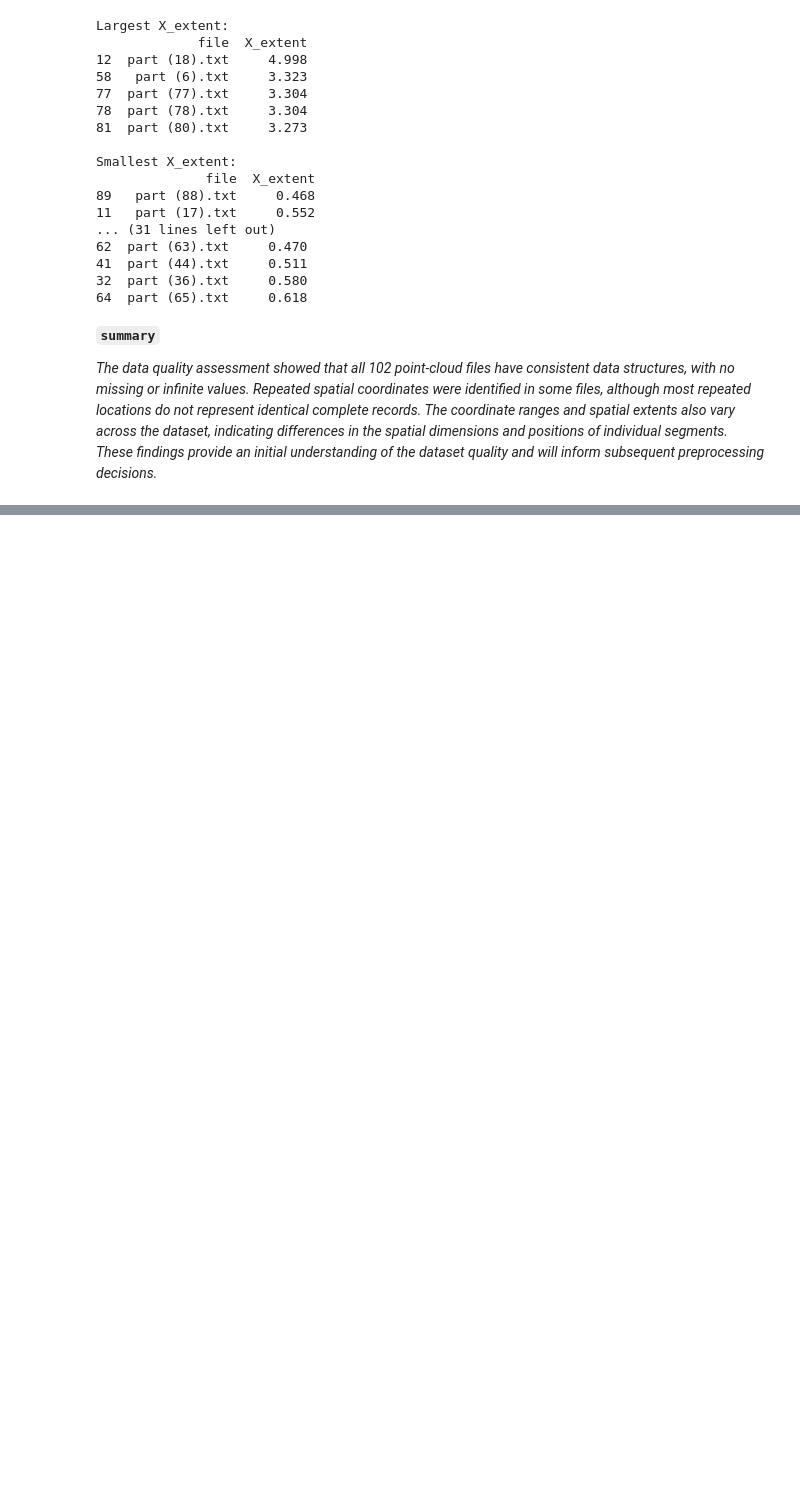
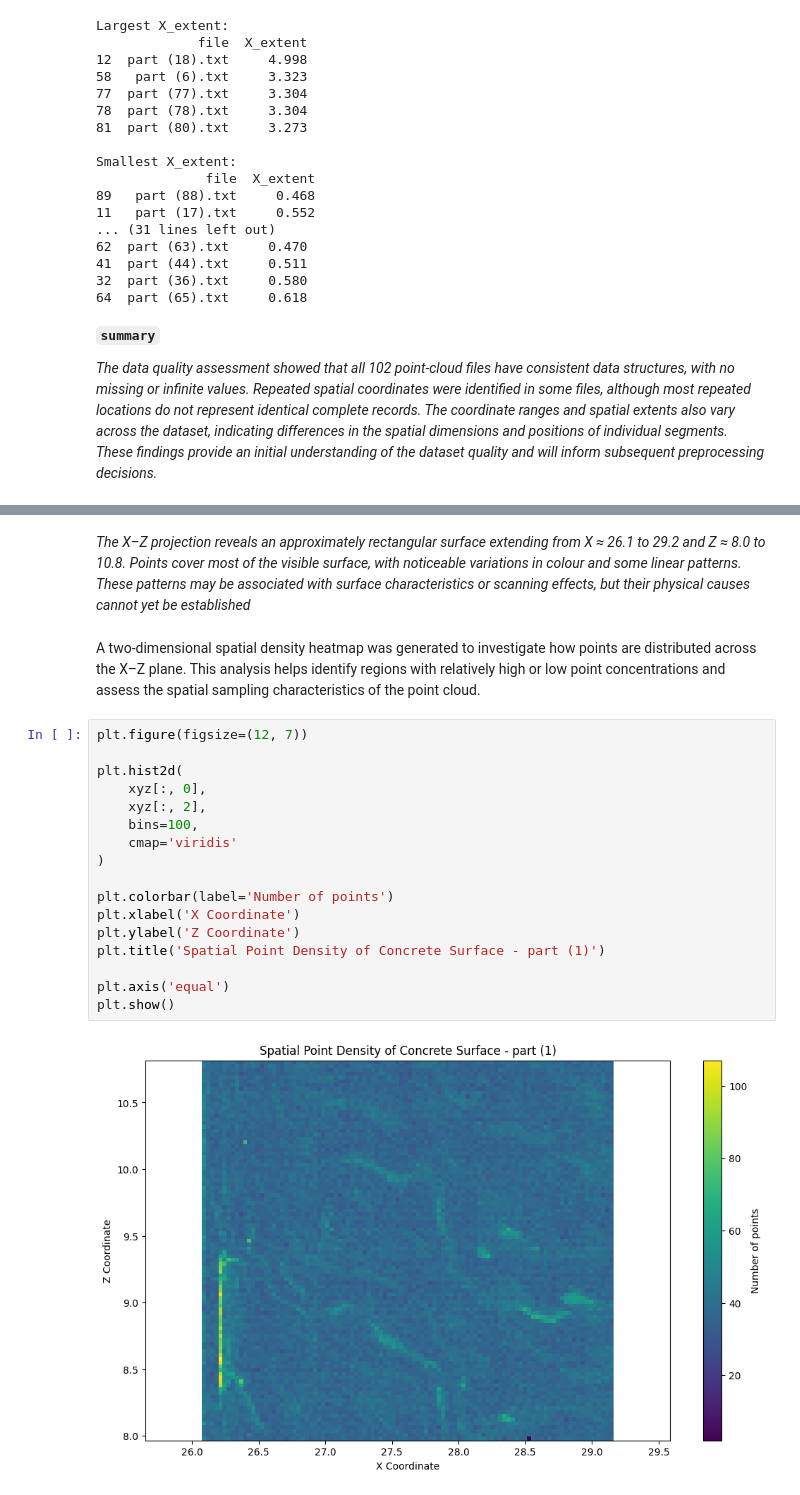
Before and after one commit to AbubakarDanhaya/pointnet-concrete-defect-robustness, a Jupyter notebook: notebooks/01_dataset_exploration.ipynb, the cells around one changed output, grey strips where cells are left out. Drawn from its saved outputs; the diff is of its cells as text; blank space fills up the shorter version.

```diff
--- a/notebooks/01_dataset_exploration.ipynb
+++ b/notebooks/01_dataset_exploration.ipynb
@@ -681,0 +748,23 @@ _The data quality assessment showed that all 102 point-cloud files have consiste
+# %% [markdown]
+_The X–Z projection reveals an approximately rectangular surface extending from X ≈ 26.1 to 29.2 and Z ≈ 8.0 to 10.8. Points cover most of the visible surface, with noticeable variations in colour and some linear patterns. These patterns may be associated with surface characteristics or scanning effects, but their physical causes cannot yet be established_
+# %% [markdown]
+A two-dimensional spatial density heatmap was generated to investigate how points are distributed across the X–Z plane. This analysis helps identify regions with relatively high or low point concentrations and assess the spatial sampling characteristics of the point cloud.
+# %%
+plt.figure(figsize=(12, 7))
+
+plt.hist2d(
+    xyz[:, 0],
+    xyz[:, 2],
+    bins=100,
+    cmap='viridis'
+)
+
+plt.colorbar(label='Number of points')
+plt.xlabel('X Coordinate')
+plt.ylabel('Z Coordinate')
+plt.title('Spatial Point Density of Concrete Surface - part (1)')
+
+plt.axis('equal')
+plt.show()
+# %% [output]
+[figure, added]
```
Also changed, not shown: parts of 7 cells of this notebook.
